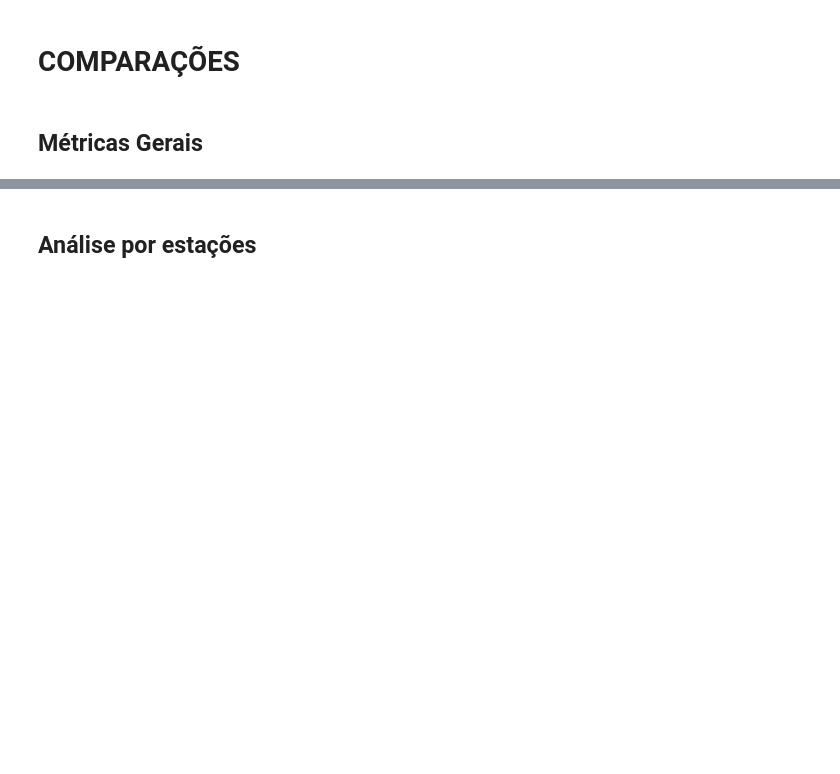
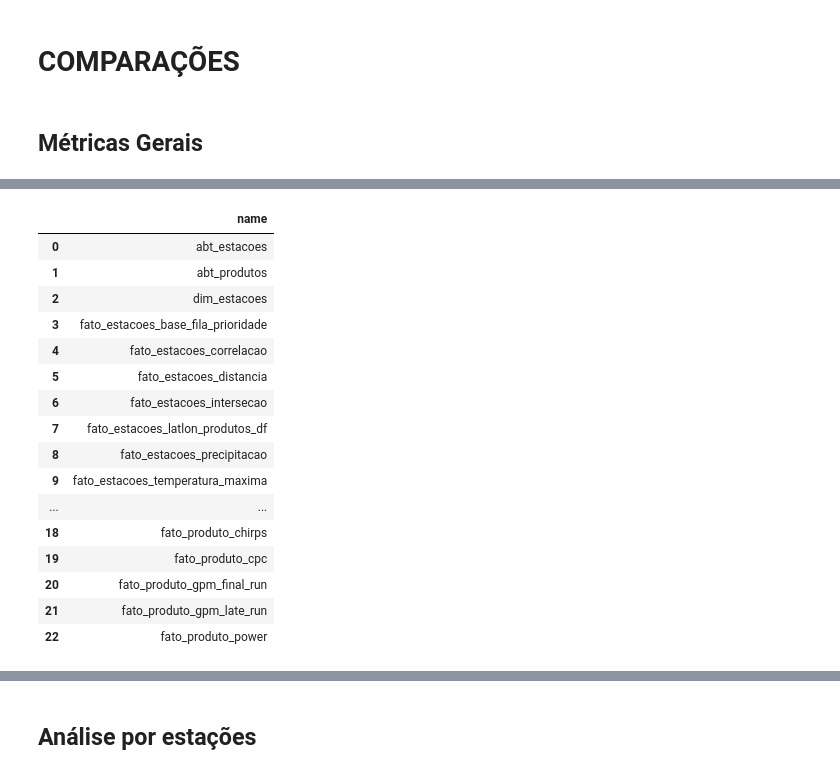
Before and after one commit to mateus-santos-rocha/doutorado, a Jupyter notebook: 3.modelling.ipynb, the cells around one changed output, grey strips where cells are left out. Drawn from its saved outputs; the diff is of its cells as text; code cells hidden in the pictures; blank space fills up the shorter version.

```diff
--- a/3.modelling.ipynb
+++ b/3.modelling.ipynb
@@ -1113,0 +1318,23 @@ plot_model_metrics(metrics_df, ['R2', 'RMSE','PSC_A','PMC_A','precision','recall
+# %%
+prata_conn = duckdb.connect('prata_db')
+ouro_conn = duckdb.connect('ouro_db')
+# %%
+ouro_conn.execute("show tables").fetch_df()
+# %% [output]
+|  | name |
+| 0 | abt_estacoes |
+| 1 | abt_produtos |
+| 2 | dim_estacoes |
+| 3 | fato_estacoes_base_fila_prioridade |
+| 4 | fato_estacoes_correlacao |
+| 5 | fato_estacoes_distancia |
+| 6 | fato_estacoes_intersecao |
+| 7 | fato_estacoes_latlon_produtos_df |
+| 8 | fato_estacoes_precipitacao |
+| 9 | fato_estacoes_temperatura_maxima |
+| ... | ... |
+| 18 | fato_produto_chirps |
+| 19 | fato_produto_cpc |
+| 20 | fato_produto_gpm_final_run |
+| 21 | fato_produto_gpm_late_run |
+| 22 | fato_produto_power |
```
Also changed, not shown: parts of 17 cells of this notebook, 3 other files.
